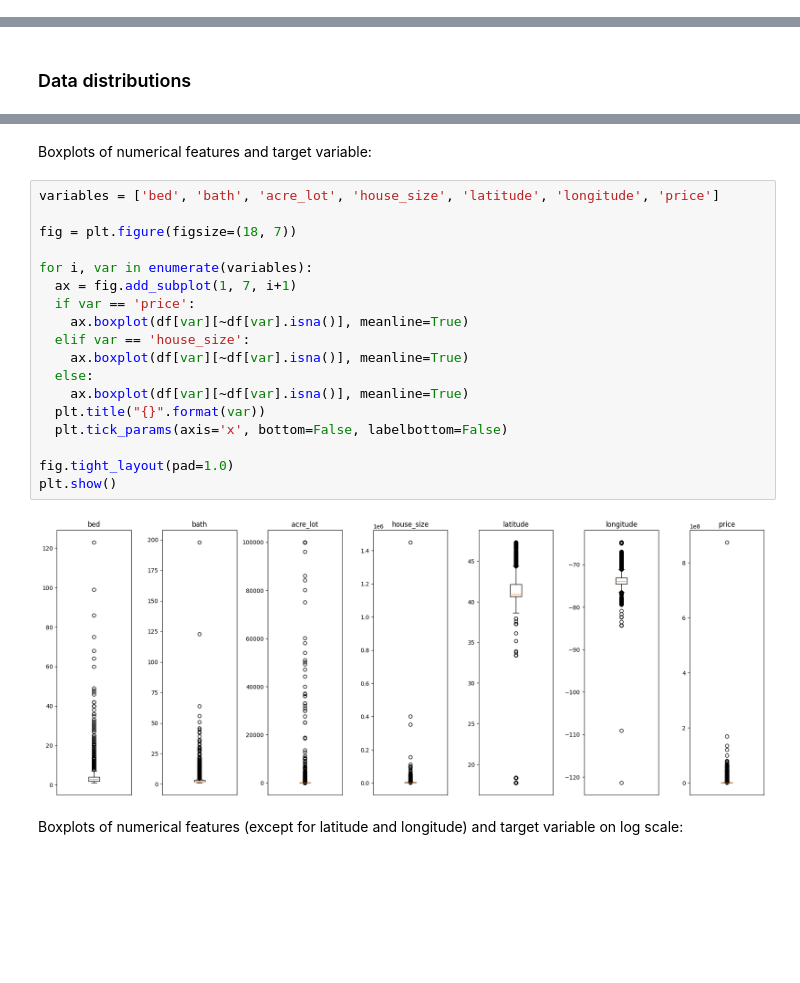
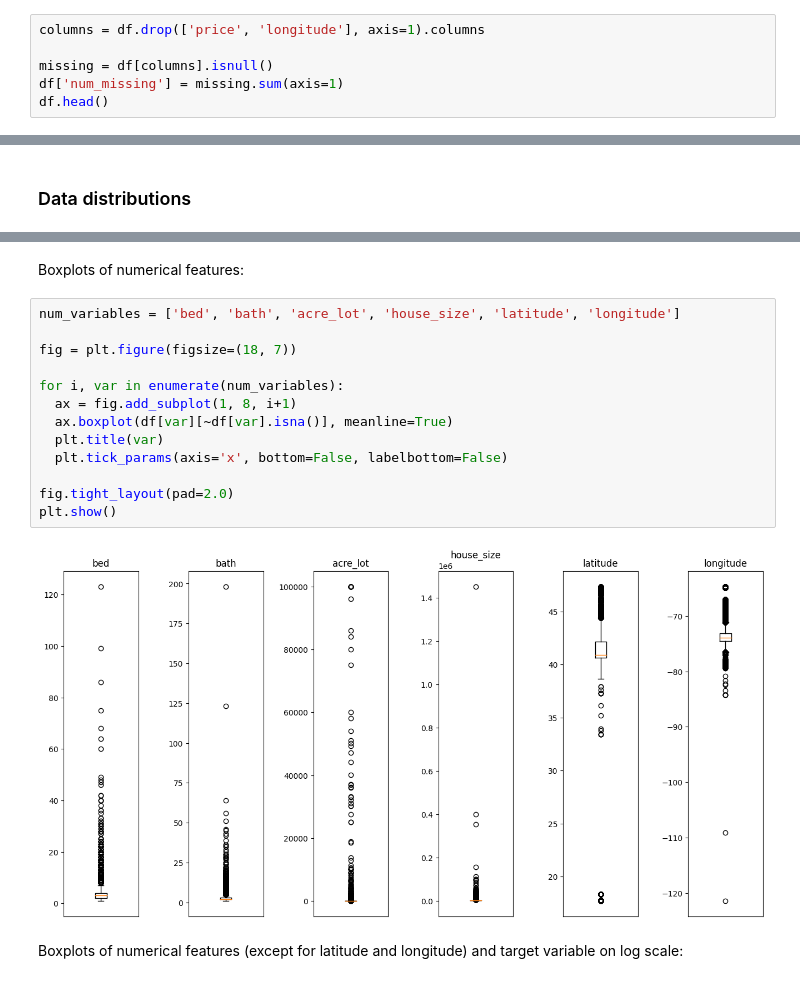
Before and after one commit to kristenvonbecker/housing_prediction_random_forest, a Jupyter notebook: housing_price_prediction.ipynb, the cells around one changed output, grey strips where cells are left out. Cells and saved outputs as stored; diff of their text form; blank space fills up the shorter version.

```diff
--- a/housing_price_prediction.ipynb
+++ b/housing_price_prediction.ipynb
@@ -286,0 +372,6 @@ The features `acre_lot`, `house_size`, and the target variable `price` have some
+# %%
+columns = df.drop(['price', 'longitude'], axis=1).columns
+
+missing = df[columns].isnull()
+df['num_missing'] = missing.sum(axis=1)
+df.head()
@@ -289,25 +397,20 @@ The features `acre_lot`, `house_size`, and the target variable `price` have some
 # %% [markdown]
-Boxplots of numerical features and target variable:
+Boxplots of numerical features:
 # %%
-variables = ['bed', 'bath', 'acre_lot', 'house_size', 'latitude', 'longitude', 'price']
+num_variables = ['bed', 'bath', 'acre_lot', 'house_size', 'latitude', 'longitude']
 
 fig = plt.figure(figsize=(18, 7))
 
-for i, var in enumerate(variables):
-  ax = fig.add_subplot(1, 7, i+1)
-  if var == 'price':
-    ax.boxplot(df[var][~df[var].isna()], meanline=True)
-  elif var == 'house_size':
-    ax.boxplot(df[var][~df[var].isna()], meanline=True)
-  else:
-    ax.boxplot(df[var][~df[var].isna()], meanline=True)
-  plt.title("{}".format(var))
+for i, var in enumerate(num_variables):
+  ax = fig.add_subplot(1, 8, i+1)
+  ax.boxplot(df[var][~df[var].isna()], meanline=True)
+  plt.title(var)
   plt.tick_params(axis='x', bottom=False, labelbottom=False)
 
-fig.tight_layout(pad=1.0)
+fig.tight_layout(pad=2.0)
 plt.show()
 # %% [output]
-[figure, old version]
+[figure, new version]
 # %% [markdown]
 Boxplots of numerical features (except for latitude and longitude) and target variable on log scale:
 # %%
```
Also changed, not shown: parts of 79 cells of this notebook.
